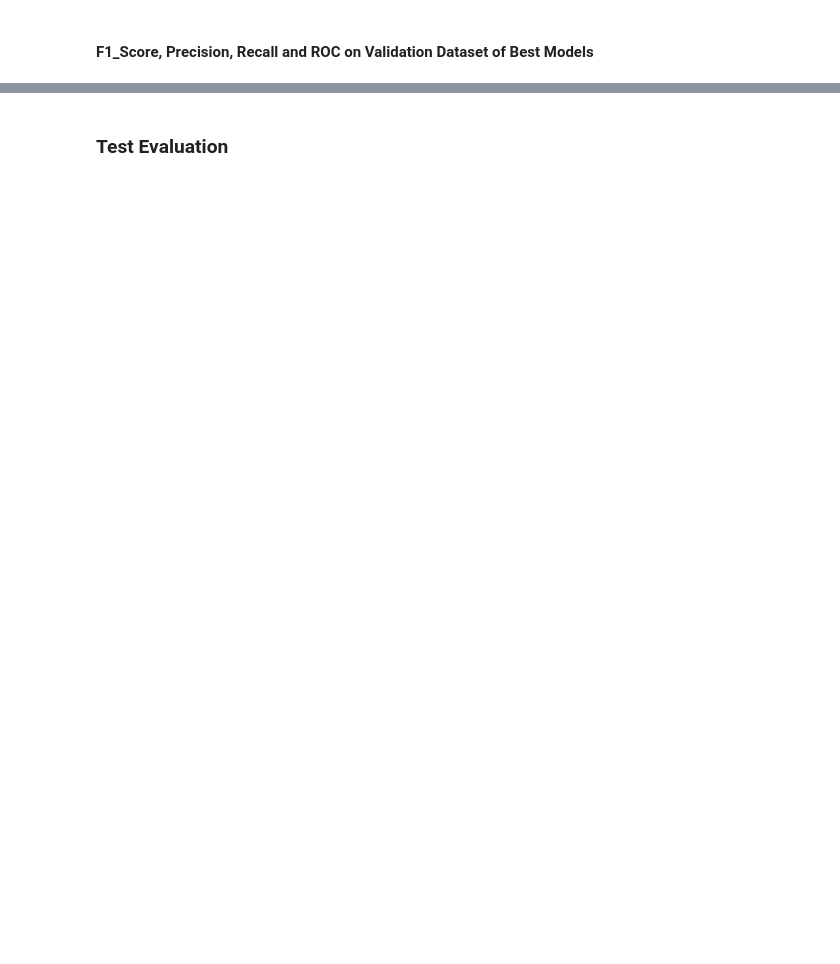
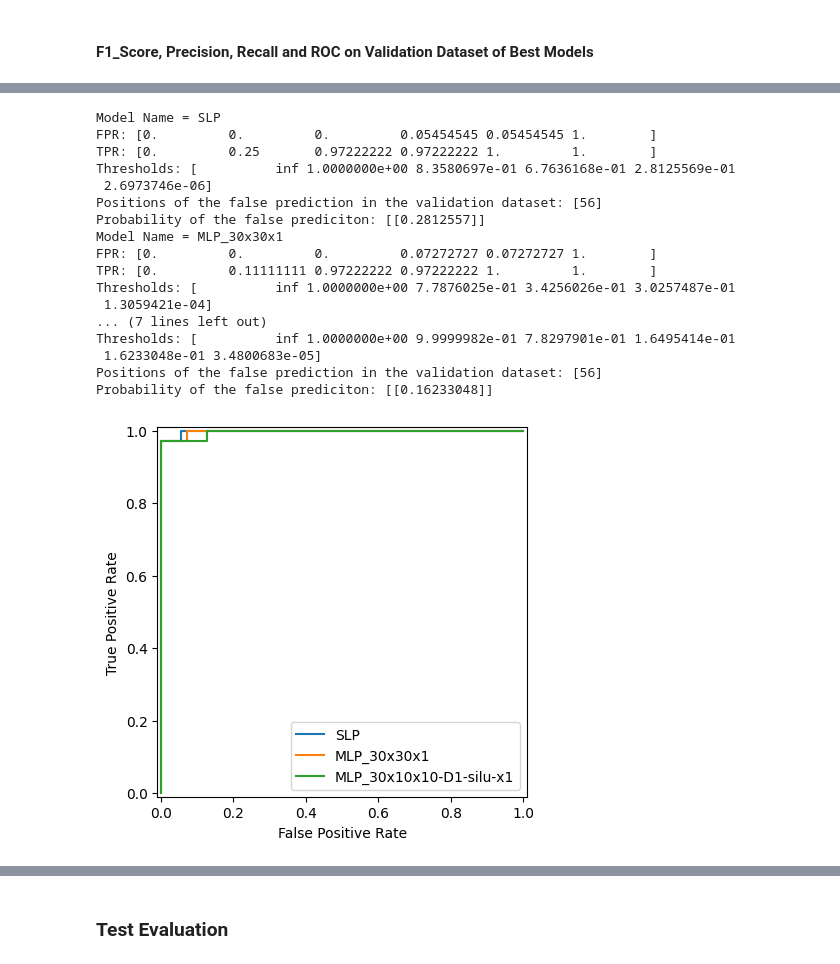
Before and after one commit to Team-AY/Breast-Cancer-Prediction, a Jupyter notebook: Best_models_results.ipynb, the cells around one changed output, grey strips where cells are left out. Drawn from its saved outputs; the diff is of its cells as text; code cells hidden in the pictures; blank space fills up the shorter version.

```diff
--- a/Best_models_results.ipynb
+++ b/Best_models_results.ipynb
@@ -397,24 +558,40 @@ _ = axes.set_title('Validation F1_Score, Precision and Recall of Best Models')
 # %%
-from sklearn import metrics
-from sklearn.metrics import RocCurveDisplay
-
 axes = plt.axes()
 for model_name, model in BEST_MODELS.items():
     y_prob = model.predict(X_val, verbose=0)
-    fpr, tpr, thresholds = metrics.roc_curve(y_val, y_prob)
+    fpr, tpr, thresholds = roc_curve(y_val, y_prob)
     print(f"Model Name = {model_name}")
     print(f'FPR: {fpr}')
     print(f'TPR: {tpr}')
     print(f'Thresholds: {thresholds}')
     roc_disp = RocCurveDisplay(fpr=fpr, tpr=tpr, estimator_name=model.name)
 
     roc_disp.plot(ax=axes)
 
     y_pred = np.round(y_prob).astype(int)
     pos10 = (y_val==1) & (y_pred==0).flatten()
     X_failure_10 = X_val[pos10][:2]
     print(f'Positions of the false prediction in the validation dataset: {np.where(pos10)[0]}')
     print(f'Probability of the false prediciton: {y_prob[pos10]}')
 
 plt.show()
+# %% [output]
+Model Name = SLP
+FPR: [0.         0.         0.         0.05454545 0.05454545 1.        ]
+TPR: [0.         0.25       0.97222222 0.97222222 1.         1.        ]
+Thresholds: [          inf 1.0000000e+00 8.3580697e-01 6.7636168e-01 2.8125569e-01
+ 2.6973746e-06]
+Positions of the false prediction in the validation dataset: [56]
+Probability of the false prediciton: [[0.2812557]]
+Model Name = MLP_30x30x1
+FPR: [0.         0.         0.         0.07272727 0.07272727 1.        ]
+TPR: [0.         0.11111111 0.97222222 0.97222222 1.         1.        ]
+Thresholds: [          inf 1.0000000e+00 7.7876025e-01 3.4256026e-01 3.0257487e-01
+ 1.3059421e-04]
+... (7 lines left out)
+Thresholds: [          inf 1.0000000e+00 9.9999982e-01 7.8297901e-01 1.6495414e-01
+ 1.6233048e-01 3.4800683e-05]
+Positions of the false prediction in the validation dataset: [56]
+Probability of the false prediciton: [[0.16233048]]
+[figure, added]
 # %%
```
Also changed, not shown: parts of 35 cells of this notebook, 2 other files.
